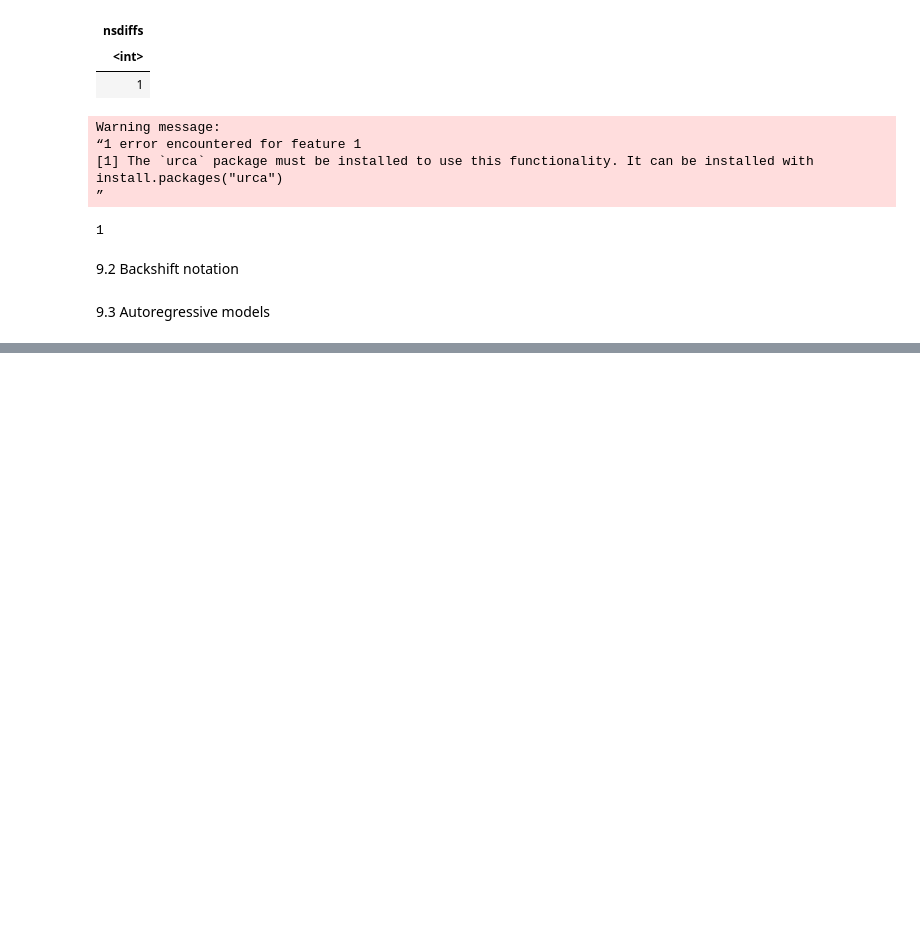
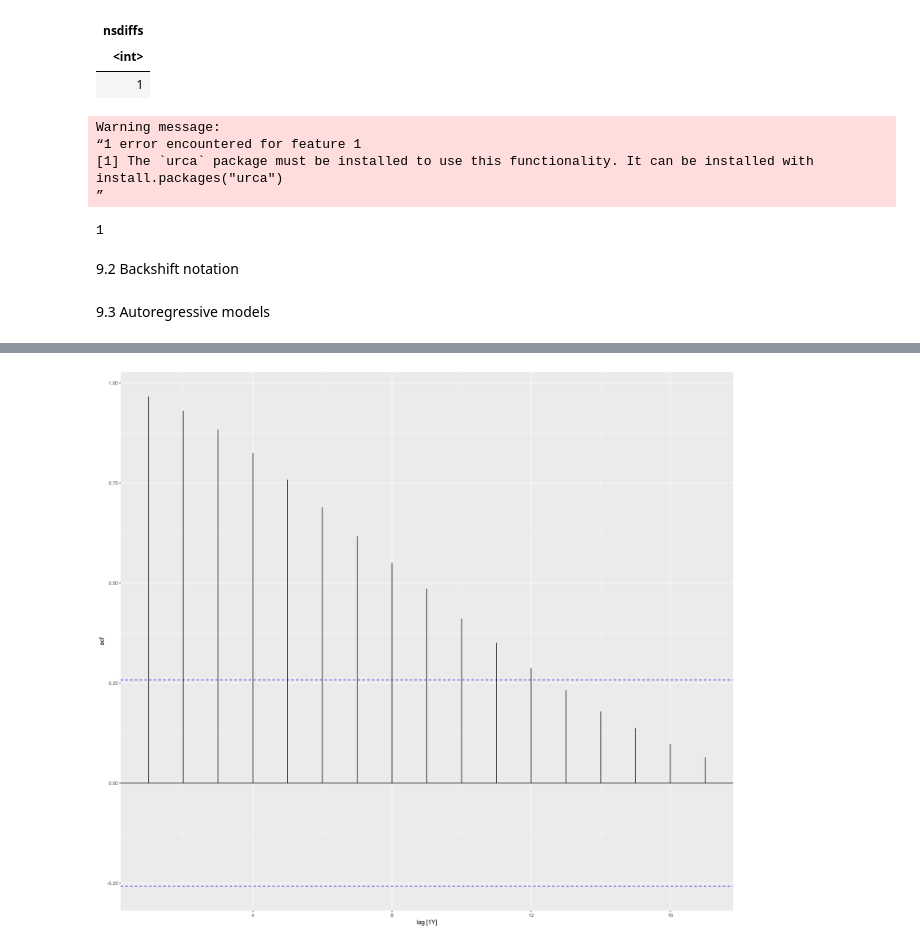
Before and after one commit to ARKA1112/Time_Series_R, a Jupyter notebook: OTEXTS_9.ipynb, the cells around one changed output, grey strips where cells are left out. Drawn from its saved outputs; the diff is of its cells as text; code cells hidden in the pictures; blank space fills up the shorter version.

```diff
--- a/OTEXTS_9.ipynb
+++ b/OTEXTS_9.ipynb
@@ -143,0 +170,4 @@ Warning message:
+# %%
+global_economy|>filter(Code == "IND")|>ACF(Exports)|>autoplot()
+# %% [output]
+[figure, added]
```
Also changed, not shown: parts of 19 cells of this notebook, 1 other file.
